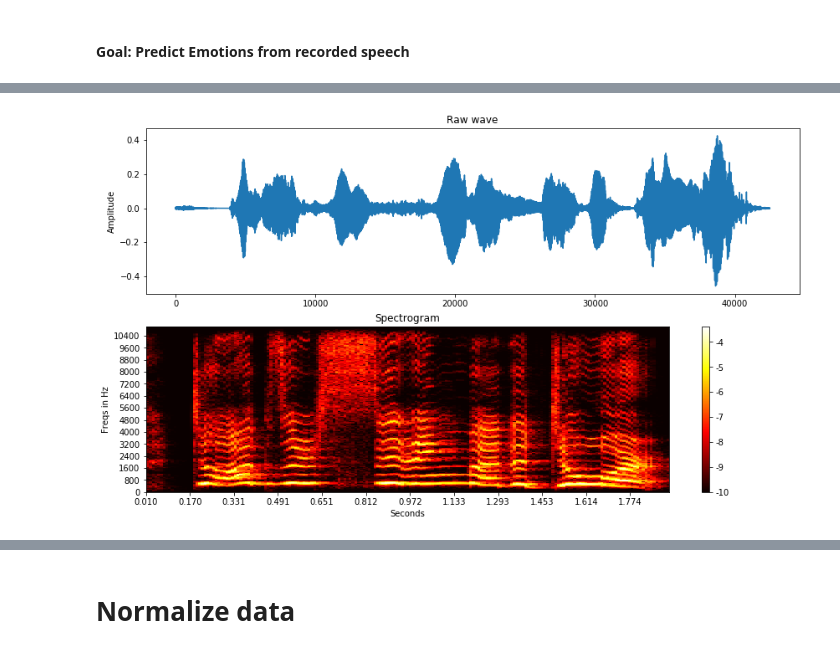
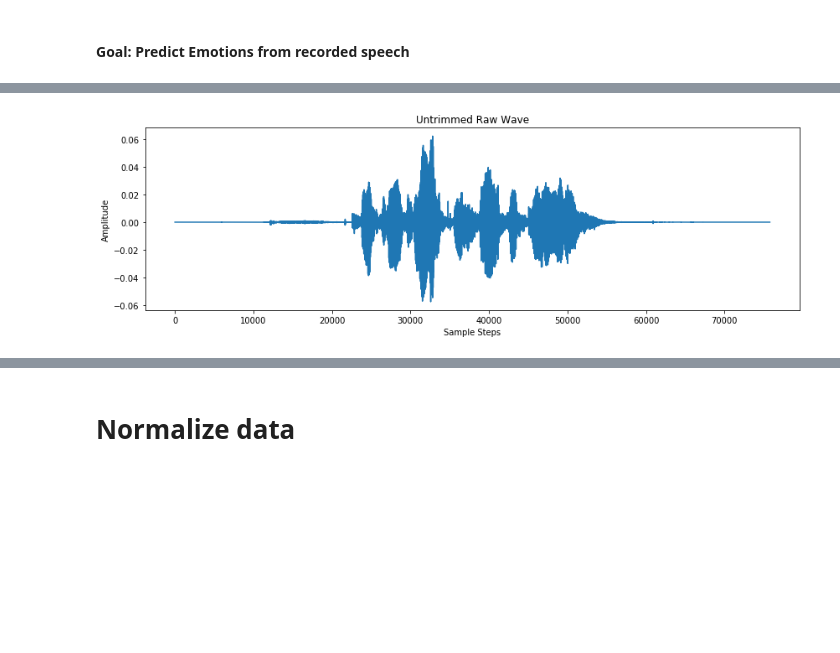
Before and after one commit to hannma/LinguProj, a Jupyter notebook: src/Data_Analytics.ipynb, the cells around one changed output, grey strips where cells are left out. Saved outputs shown, nothing was run; the diff lists cells and outputs as text; code cells hidden in the pictures; blank space fills up the shorter version.

```diff
--- a/src/Data_Analytics.ipynb
+++ b/src/Data_Analytics.ipynb
@@ -45,7 +46,8 @@ def log_specgram(audio, sample_rate, window_size=20,
                                     detrend=False)
     # Transpose spec-matrix into a 32-float array
     spectrogram = spec.astype(np.float32)
-    log_spectrogram = np.log10(spectrogram + eps)
+    #log_spectrogram = np.log10(spectrogram + eps)
+    log_spectrogram = librosa.power_to_db(spectrogram, ref=np.max)
     return freqs, times, log_spectrogram
 # %%
 # Draw and plot random sample + its spectrogram
@@ -54,27 +56,82 @@ def log_specgram(audio, sample_rate, window_size=20,
 #trim one specific file
 
 relevant_files_list = list_all_files()
-
-raw_samples, sample_rate = librosa.load(random.choice(relevant_files_list))
+file_name = random.choice(relevant_files_list)
+print(file_name)
+raw_samples, sample_rate = librosa.load(file_name)
+#raw_samples, sample_rate = librosa.load(relevant_files_list[20])
+print(raw_samples, sample_rate)
 samples, index = librosa.effects.trim(raw_samples, top_db=35)
 
+#untrimed spectrogram
+freqs, times, untr_spectrogram = log_specgram(raw_samples, sample_rate)
+
+#trimed spectrogram
 freqs, times, spectrogram = log_specgram(samples, sample_rate)
-
+#untrimed spectrogram
 print('Length in Nr. of Samples: {}'.format(len(samples)))
 
-fig = plt.figure(figsize=(14, 8))
-ax1 = fig.add_subplot(211)
-ax1.set_title('Raw wave')
-ax1.set_ylabel('Amplitude')
-ax1.plot(samples)
+#fig = plt.figure(figsize=(14, 8))
+#ax1 = fig.add_subplot(211)
+#ax1.set_title('Raw Wave')
+#ax1.set_ylabel('Amplitude')
+#ax1.set_xlabel('Sample Steps')
+#ax1.plot(samples)
 
-ax2 = fig.add_subplot(212)
-s = ax2.imshow(spectrogram, aspect='auto', cmap='hot', origin='lower',
+#ax2 = fig.add_subplot(212)
+#s = ax2.imshow(spectrogram, aspect='auto', cmap='hot', origin='lower',
+#           extent=[times.min(), times.max(), freqs.min(), freqs.max()])
+#ax2.set_yticks(freqs[::16])
+#ax2.set_xticks(times[::16])
+#plt.colorbar(s, ax=ax2, format='%+02.0f')
+#ax2.set_title('Spectrogram')
+#ax2.set_ylabel('Frequency in Hertz')
+#ax2.set_xlabel('Time in Seconds')
+#plt.savefig('../graphics/raw_wave_spectrogram.pdf')
+
+# raw wave untrimed
+plt.figure(figsize=(14,4))
+plt.title('Untrimmed Raw Wave')
+plt.ylabel('Amplitude')
+plt.xlabel('Sample Steps')
+#plt(samples)
+plt.plot(raw_samples)
+#plt.show()
+plt.savefig('../graphics/untr_raw_wave.pdf')
+
+# raw wave trimmed
+plt.figure(figsize=(14,4))
+plt.title('Trimmed Raw Wave')
+plt.ylabel('Amplitude')
+plt.xlabel('Sample Steps')
+#plt(samples)
+plt.plot(samples)
+#plt.show()
+plt.savefig('../graphics/tr_raw_wave.pdf')
+
+# spectrogram untrimmed
+plt.figure(figsize=(14,4))
+s = plt.imshow(untr_spectrogram, aspect='auto', cmap='hot', origin='lower',
            extent=[times.min(), times.max(), freqs.min(), freqs.max()])
-ax2.set_yticks(freqs[::16])
-ax2.set_xticks(times[::16])
-plt.colorbar(s, ax=ax2, format='%+02.0f')
-ax2.set_title('Spectrogram')
-ax2.set_ylabel('Freqs in Hz')
-ax2.set_xlabel('Seconds')
+plt.colorbar(s)
+plt.yticks(freqs[::16])
+plt.xticks(times[::16])
+plt.title('Untrimmed Spectrogram')
+plt.ylabel('Frequency in Hertz')
+plt.xlabel('Time in Seconds')
+#plt.show()
+plt.savefig('../graphics/untr_spectrogram.pdf')
+
+# spectrogram trimemd
+plt.figure(figsize=(14,4))
+s = plt.imshow(spectrogram, aspect='auto', cmap='hot', origin='lower',
+           extent=[times.min(), times.max(), freqs.min(), freqs.max()])
+plt.colorbar(s)
+plt.yticks(freqs[::16])
+plt.xticks(times[::16])
+plt.title('Trimmed Spectrogram')
+plt.ylabel('Frequency in Hertz')
+plt.xlabel('Time in Seconds')
+#plt.show()
+plt.savefig('../graphics/tr_spectrogram.pdf')
 # %% [output]
@@ -83 +142 @@ Text(0.5,0,'Seconds')
-[figure, old version]
+[figure, new version]
```
Also changed, not shown: parts of 23 cells of this notebook.
